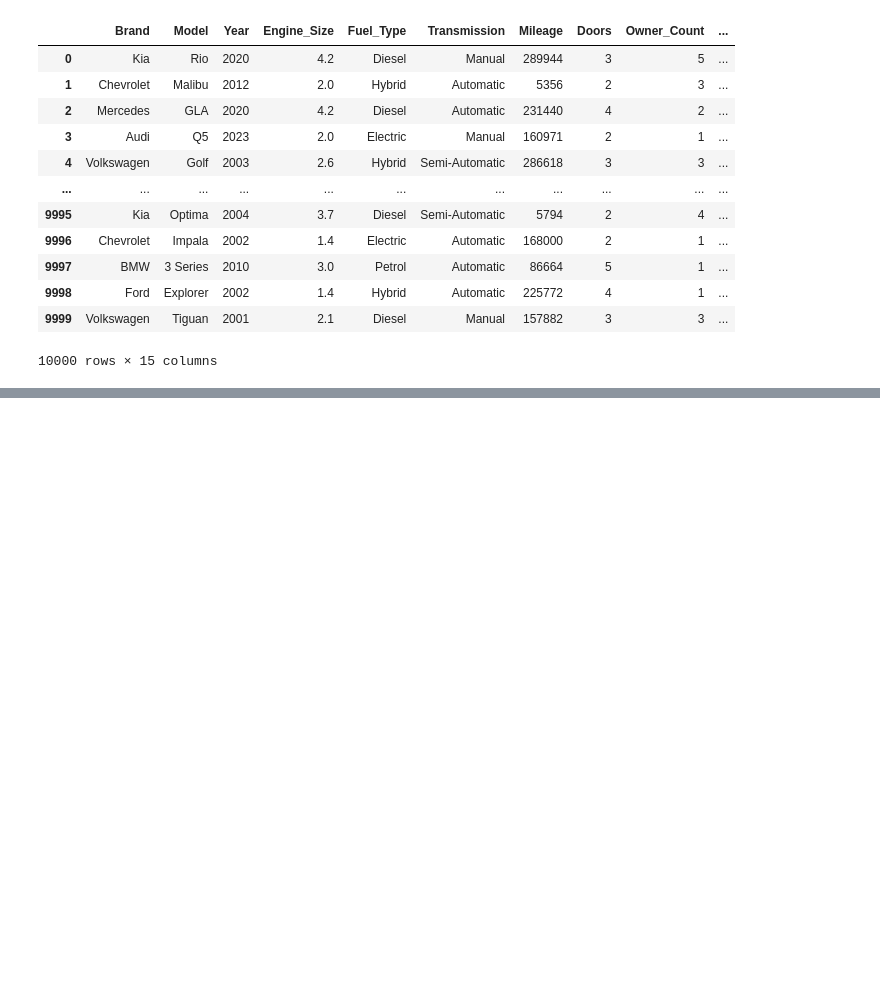
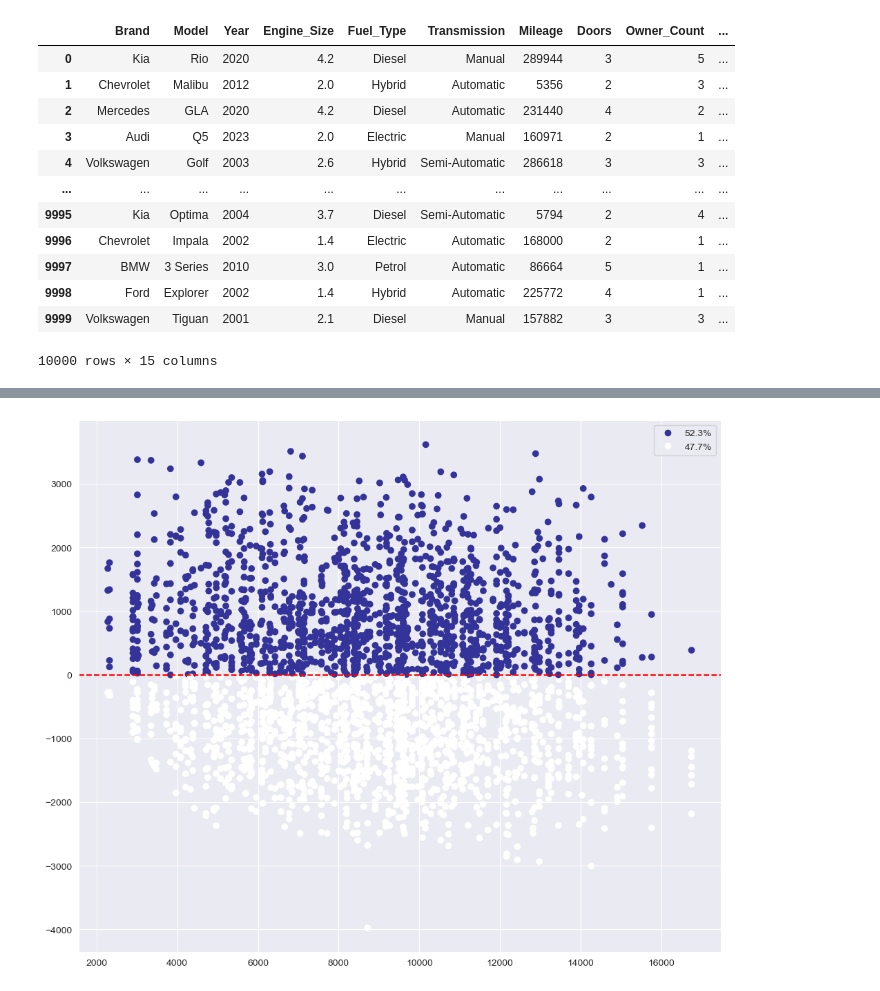
Before and after one commit to EmilianoDeLaGarzaVillarreal/CarPriceAnalysis, a Jupyter notebook: sample.ipynb, the cells around one changed output, grey strips where cells are left out. Saved outputs shown, nothing was run; the diff lists cells and outputs as text; code cells hidden in the pictures; blank space fills up the shorter version.

```diff
--- a/sample.ipynb
+++ b/sample.ipynb
@@ -286,0 +337,17 @@ df
+# %%
+plt.close()
+fig, ax = plt.subplots(figsize=(12,10))
+
+colors = np.where(residuals<0, 1, -1)
+values_under_zero = np.where(residuals<0, 1, 0).sum().item()
+perc_vals = round((values_under_zero/len(residuals))*100,1)
+
+scatter = ax.scatter(y_predict, residuals, c=colors, cmap='terrain')
+
+hand, lab = scatter.legend_elements(prop='colors')
+ax.legend(handles=hand, labels=[str(perc_vals)+'%',str(100-perc_vals)+'%'])
+ax.axhline(y=0.0, color='red', linestyle='--')
+
+plt.show()
+# %% [output]
+[figure, added]
```
Also changed, not shown: parts of 7 cells of this notebook.
